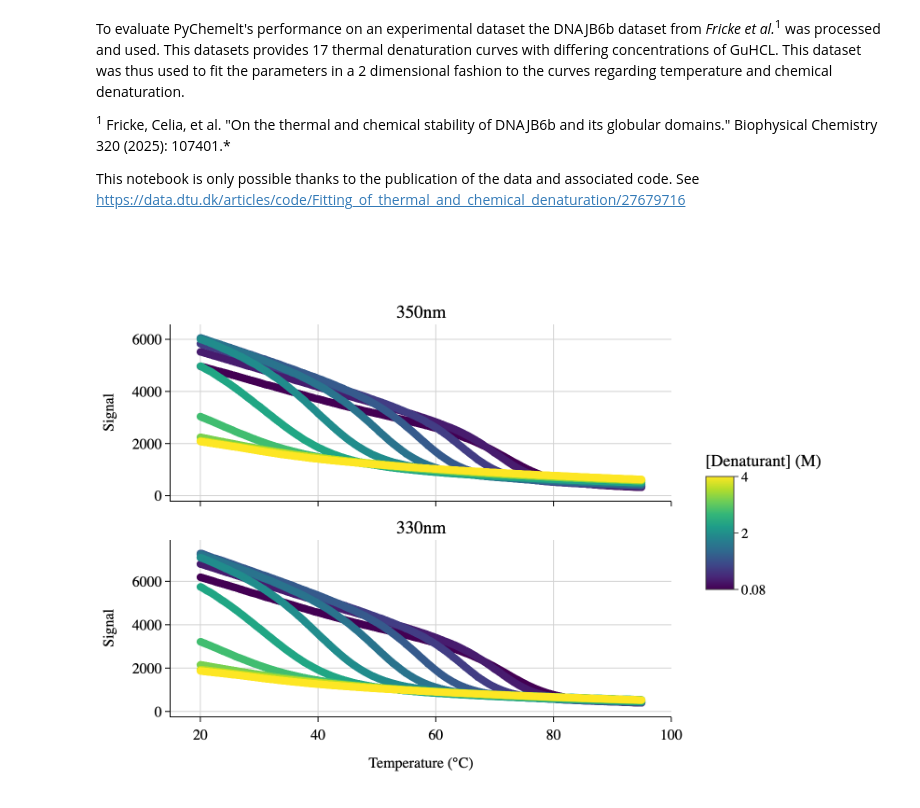
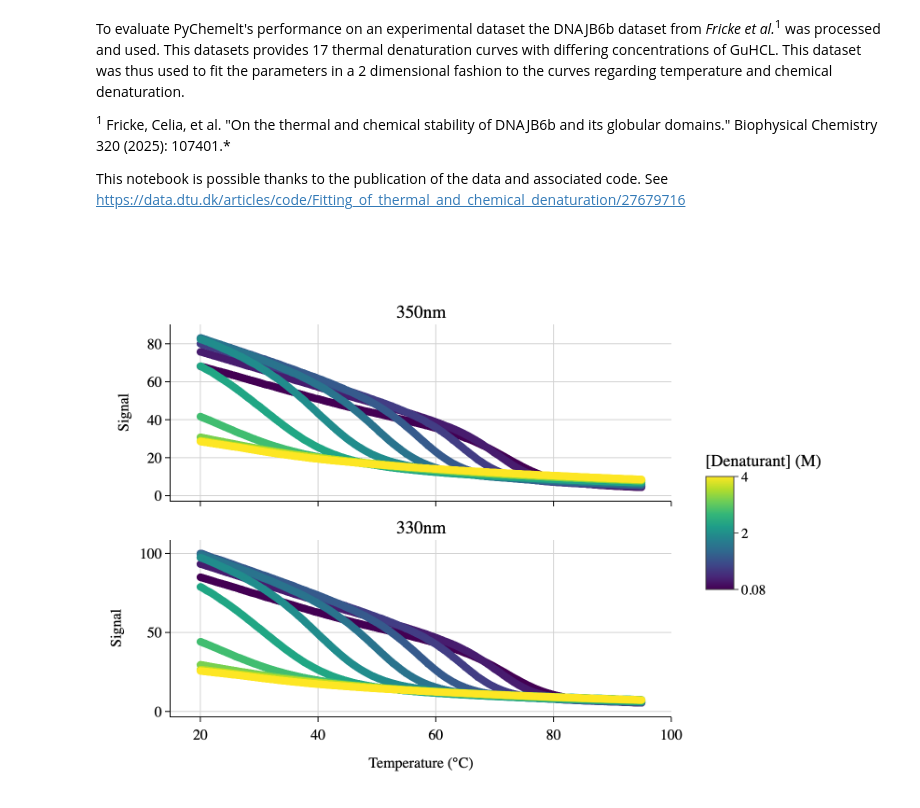
Before and after one commit to osvalB/pychemelt_analyses, a Jupyter notebook: notebooks/5b_evaluate_fittings_on_experimental_data_DNAJB6b.ipynb, the cells around one changed output. Saved outputs shown, nothing was run; the diff lists cells and outputs as text; code cells hidden in the pictures.

Commit message:
small changes in notebooks

```diff
--- a/notebooks/5b_evaluate_fittings_on_experimental_data_DNAJB6b.ipynb
+++ b/notebooks/5b_evaluate_fittings_on_experimental_data_DNAJB6b.ipynb
@@ -4,7 +4,7 @@ To evaluate PyChemelt's performance on an experimental dataset the DNAJB6b datas
 
 <sup>1</sup> Fricke, Celia, et al. "On the thermal and chemical stability of DNAJB6b and its globular domains." Biophysical Chemistry 320 (2025): 107401.*
 
-This notebook is only possible thanks to the publication of the data and associated code.
+This notebook is possible thanks to the publication of the data and associated code.
 See https://data.dtu.dk/articles/code/Fitting_of_thermal_and_chemical_denaturation/27679716
 # %%
 from dataclasses import dataclass
@@ -73,15 +73,15 @@ sample.set_signal(['350nm','330nm'])
 # %%
 
 sample.set_denaturant_concentrations()
-selected = [False] + [True] * 11 + [False] * 6
-sample.select_conditions(selected,normalise_to_global_max=False)
+selected = [False]*1 + [True] * 11 + [False] * 6
+sample.select_conditions(selected,normalise_to_global_max=True)
 sample.estimate_derivative()
 sample.expand_multiple_signal()
 
 fig = plot_unfolding(sample)
-display_figure_static(fig,height=600)
+display_figure_static(fig)
 # %% [output]
-[figure, old version]
+[figure, new version]
 # %%
 sample.global_min_temp = 20
 sample.global_max_temp = 95
```
Also changed, not shown: parts of 6 cells of this notebook, 5 other files.
